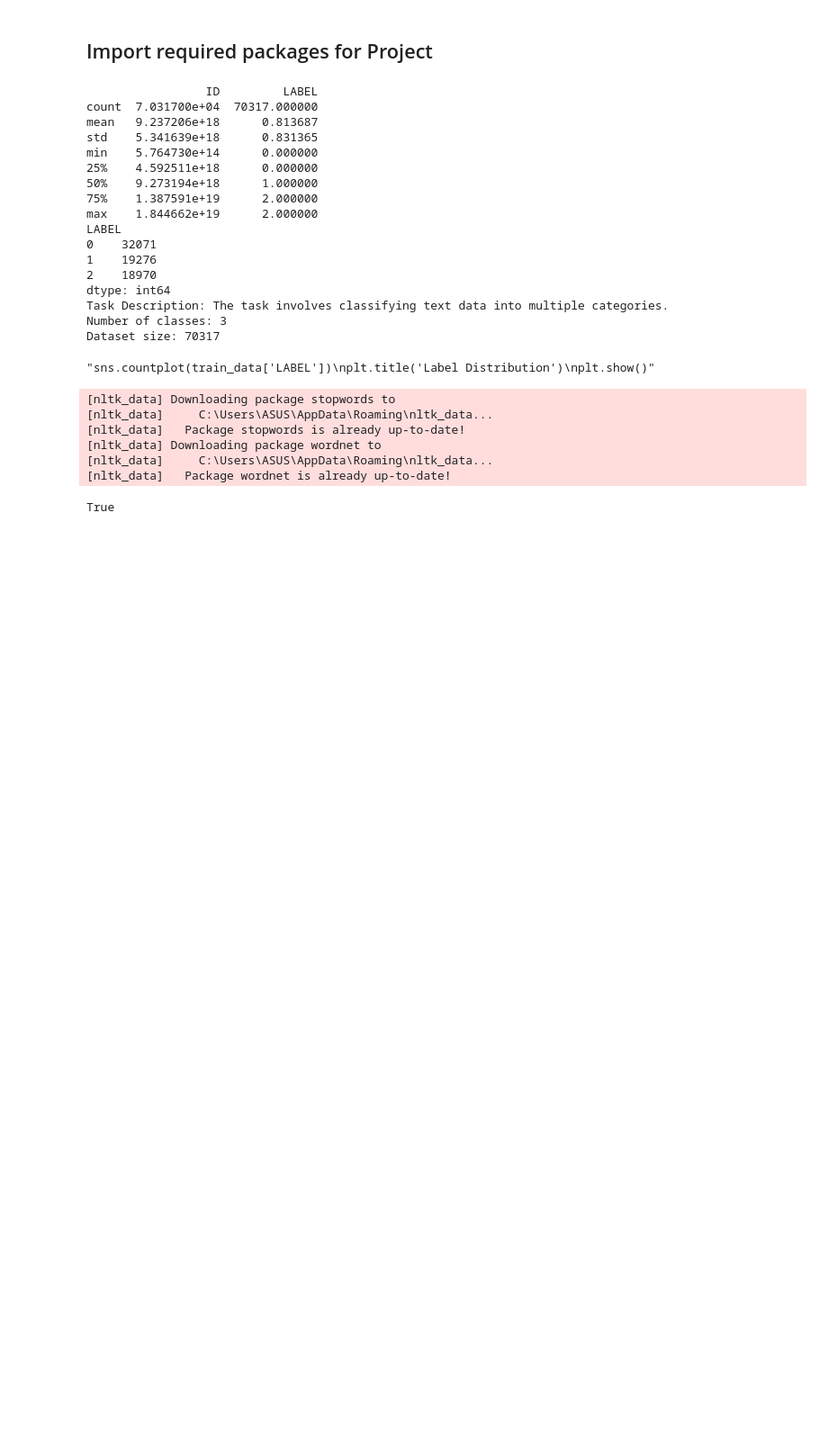
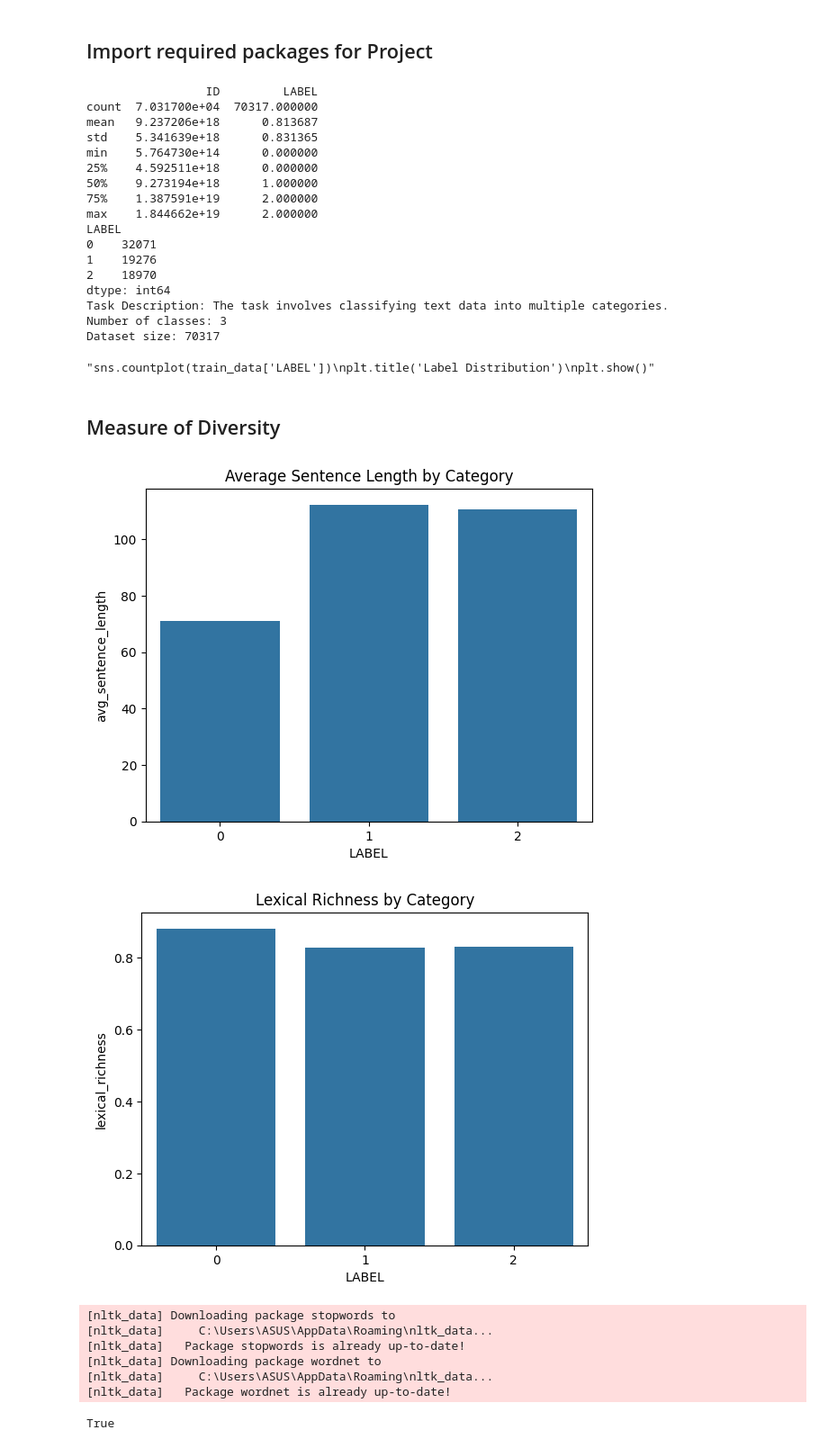
Before and after one commit to uazhlt-ms-program/grad-level-term-project-kaggle-competition-vishalbhashyaam, a Jupyter notebook: scripts/project_code.ipynb, the cells around one changed output. Shown at 90% size. Saved outputs shown, nothing was run; the diff lists cells and outputs as text; code cells hidden in the pictures; blank space fills up the shorter version.

Commit message:
Added Statistical Analysis for Results

```diff
--- a/scripts/project_code.ipynb
+++ b/scripts/project_code.ipynb
@@ -67,6 +67,49 @@ plt.show()"""
 # This code block takes a long time to run. Optional to run
 # %% [output]
 "sns.countplot(train_data['LABEL'])\nplt.title('Label Distribution')\nplt.show()"
+# %% [markdown]
+## Measure of Diversity
+# %%
+
+from nltk.tokenize import sent_tokenize, word_tokenize
+from nltk.probability import FreqDist
+import math
+
+data = train_data
+
+def analyze_text(text):
+    sentences = sent_tokenize(text)
+    words = word_tokenize(text)
+    num_sentences = len(sentences)
+    num_words = len(words)
+    word_types = len(set(words))
+    sentence_lengths = [len(word_tokenize(sentence)) for sentence in sentences]
+    avg_sentence_length = np.mean(sentence_lengths) if num_sentences > 0 else 0
+    lexical_richness = word_types / num_words if num_words > 0 else 0
+    return num_sentences, avg_sentence_length, lexical_richness
+
+# Apply the analysis function to each text entry
+analysis_results = data['TEXT'].apply(analyze_text)
+data[['num_sentences', 'avg_sentence_length', 'lexical_richness']] = pd.DataFrame(analysis_results.tolist(), index=data.index)
+# %%
+category_analysis = data.groupby('LABEL').agg({
+    'avg_sentence_length': 'mean',
+    'lexical_richness': 'mean',
+}).reset_index()
+# %%
+import matplotlib.pyplot as plt
+import seaborn as sns
+
+sns.barplot(x='LABEL', y='avg_sentence_length', data=category_analysis)
+plt.title('Average Sentence Length by Category')
+plt.show()
+
+sns.barplot(x='LABEL', y='lexical_richness', data=category_analysis)
+plt.title('Lexical Richness by Category')
+plt.show()
+# %% [output]
+[figure, added]
+[figure, added]
 # %%
 nltk.download('stopwords')
 nltk.download('wordnet')
```
Also changed, not shown: parts of 3 cells of this notebook.
